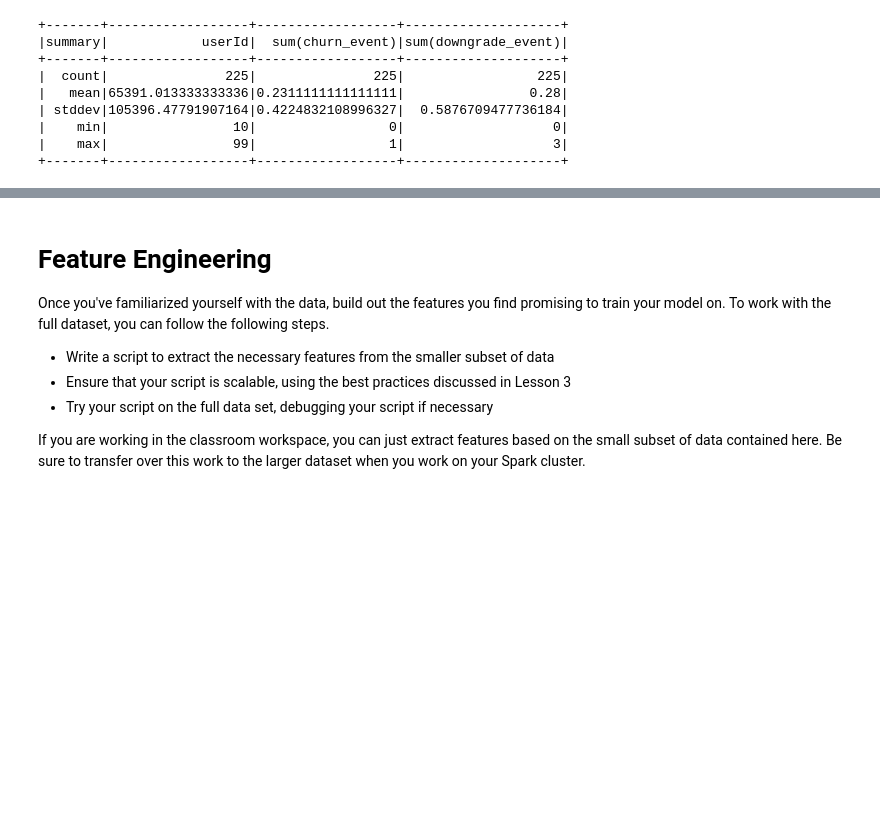
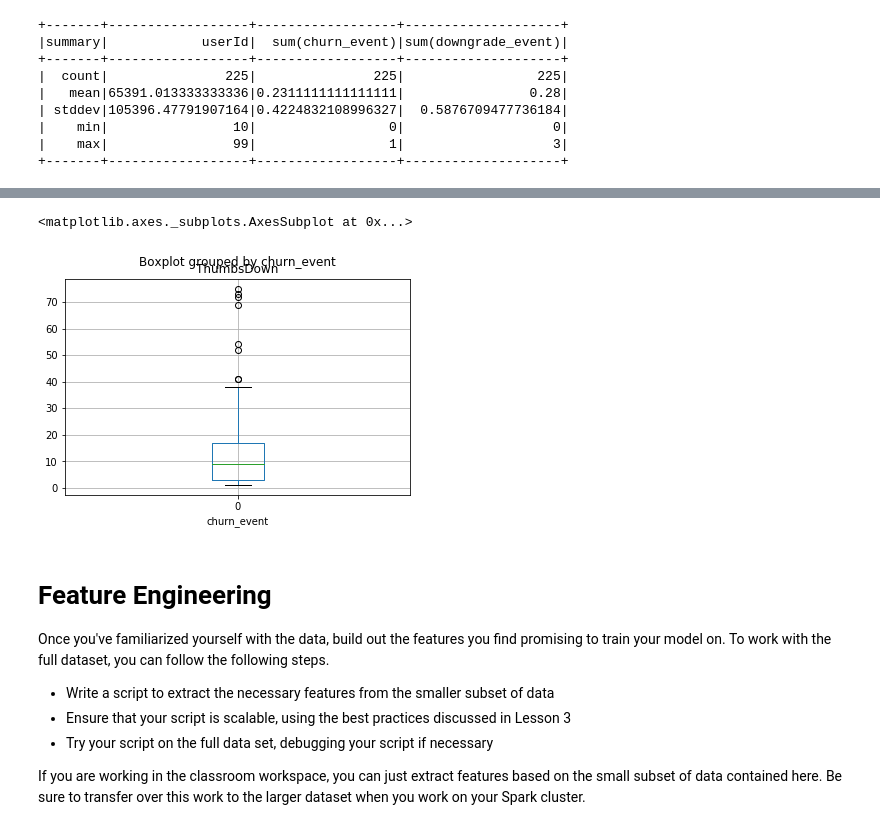
Before and after one commit to Krout1/Sparkify, a Jupyter notebook: Sparkify.ipynb, the cells around one changed output, grey strips where cells are left out. Cells and saved outputs as stored; diff of their text form; code cells hidden in the pictures; blank space fills up the shorter version.

```diff
--- a/Sparkify.ipynb
+++ b/Sparkify.ipynb
@@ -177,3 +215,8 @@ spark_data.select(['userId', 'churn_event', 'downgrade_event'])\
+# %%
+df_spark.boxplot(['ThumbsDown'],by='churn_event')
+# %% [output]
+<matplotlib.axes._subplots.AxesSubplot at 0x...>
+[figure, added]
 # %% [markdown]
 # Feature Engineering
 Once you've familiarized yourself with the data, build out the features you find promising to train your model on. To work with the full dataset, you can follow the following steps.
```
Also changed, not shown: parts of 7 cells of this notebook.
